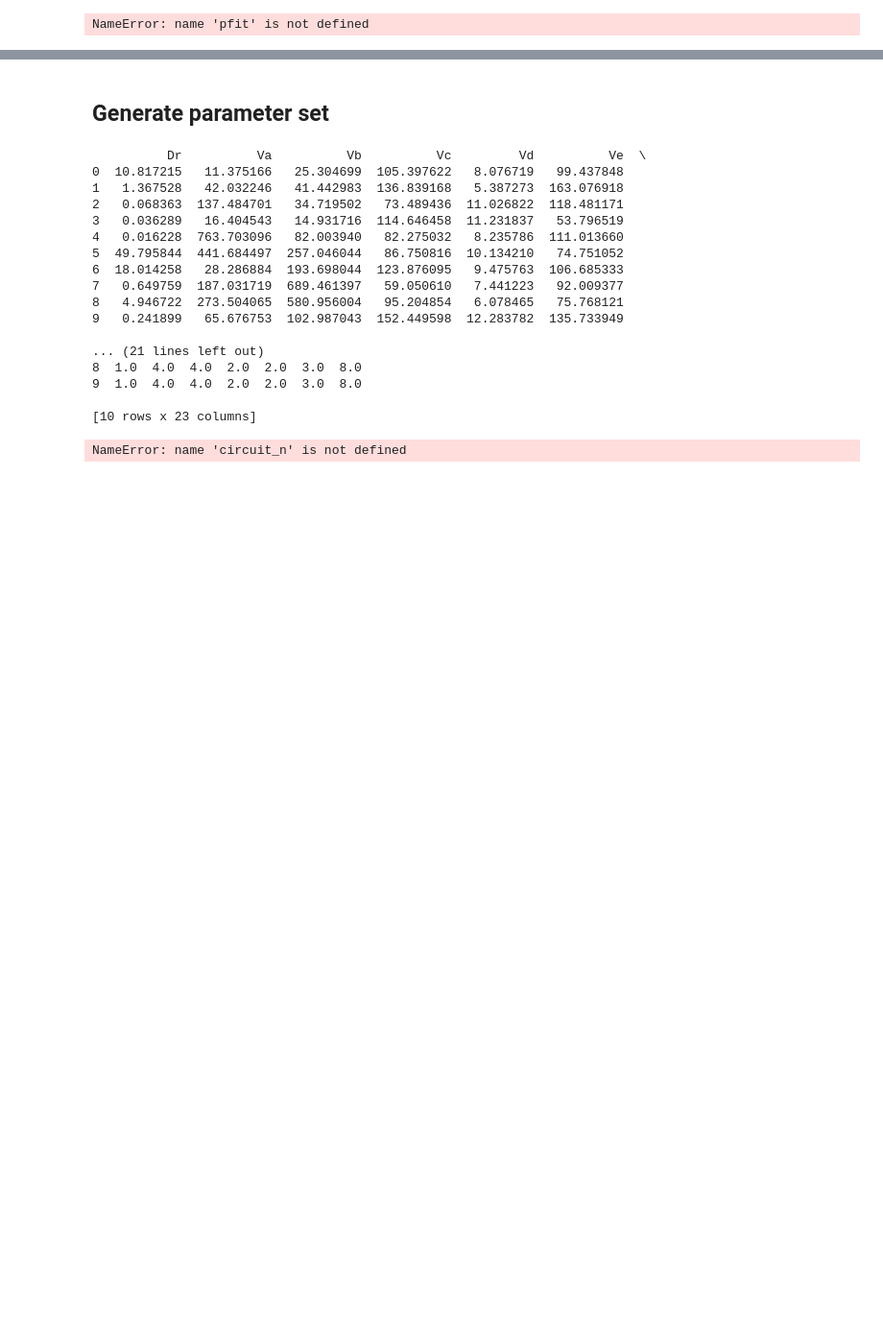
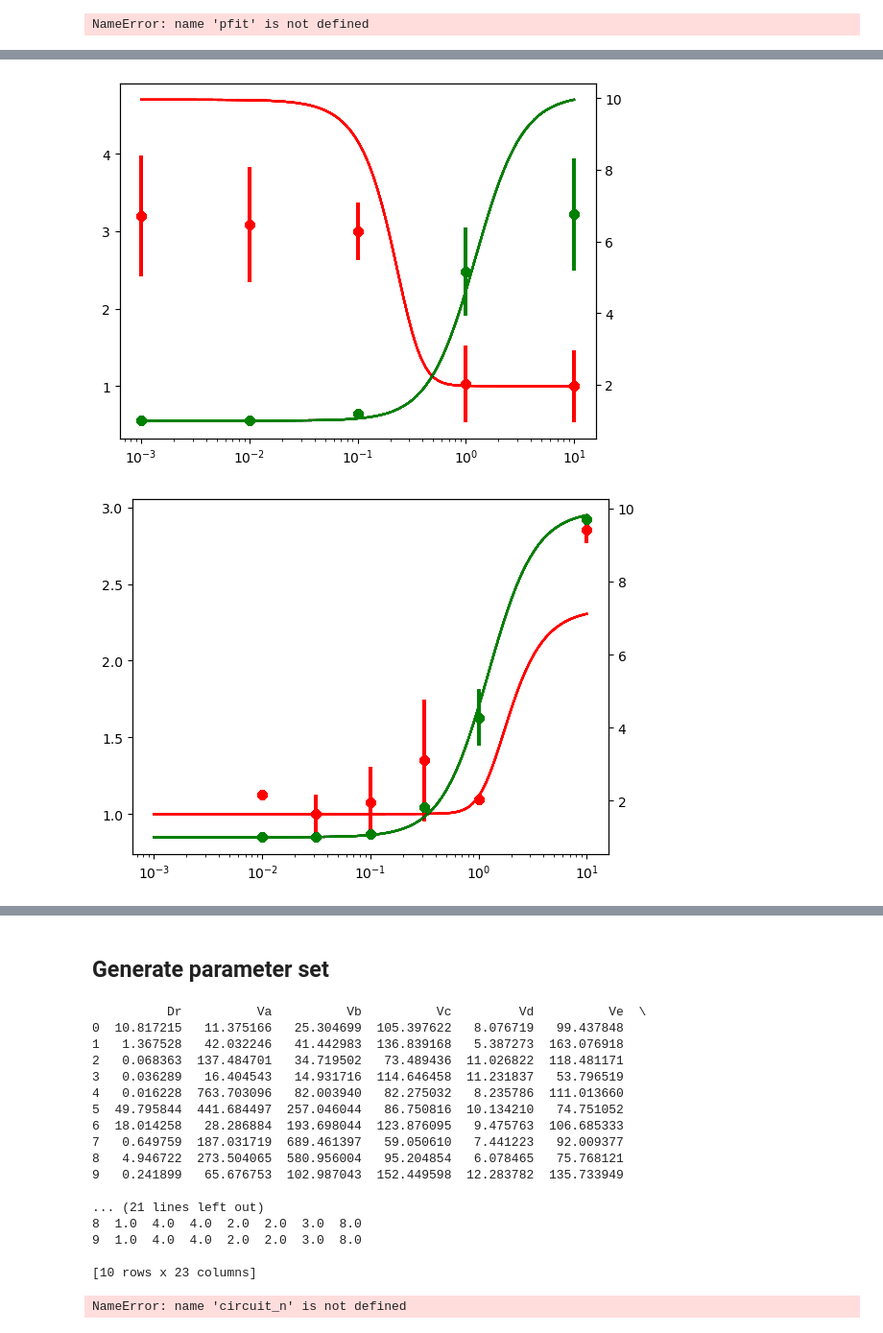
Before and after one commit to martinaoliver/modelling, a Jupyter notebook: 3954/paper/src/dose_response/fitToDf.ipynb, the cells around one changed output, grey strips where cells are left out. Shown at 96% size. Saved outputs shown, nothing was run; the diff lists cells and outputs as text; code cells hidden in the pictures; blank space fills up the shorter version.

```diff
--- a/3954/paper/src/dose_response/fitToDf.ipynb
+++ b/3954/paper/src/dose_response/fitToDf.ipynb
@@ -286,0 +357,44 @@ NameError: name 'pfit' is not defined
+# %%
+hesian = np.linalg.inv(pcov)
+sampled_parameters = np.random.multivariate_normal(popt, pcov, size=1000, check_valid='warn')#
+sampled_parameters
+
+
+
+fig,ax = plt.subplots()
+ax2=ax.twinx()
+OC14_continuous = np.logspace(-3,1,100)
+for p in sampled_parameters:
+    fluorescenceFit = steadystate(OC14data_new, *popt)
+    fluorescenceFit_continuous = steadystate(OC14data_continuous, *popt)
+    gfpFit1 = fluorescenceFit[:5]; rfpFit1 = fluorescenceFit[5:10]; gfpFit3 = fluorescenceFit[10:16]; rfpFit3 = fluorescenceFit[16:22]
+    gfpFit1_continuous = fluorescenceFit_continuous[:100]; rfpFit1_continuous = fluorescenceFit_continuous[100:200]; gfpFit3_continuous = fluorescenceFit_continuous[200:300]; rfpFit3_continuous = fluorescenceFit_continuous[300:400]
+#     steadystate(OC14_continuous, *p)
+    ax2.plot(OC14_continuous, gfpFit1_continuous, c='green', alpha=0.08)
+    ax.plot(OC14_continuous, rfpFit1_continuous, c='red', alpha=0.08)
+    ax2.scatter(OC14_list1,gfpExp_list1 , label='data', c='green')
+    ax2.errorbar(OC14_list1,gfpExp_list1,yerr=semGreen1,c='green',fmt='o')
+    ax.scatter(OC14_list1,rfpExp_list1 , label='data', c='red')
+    ax.errorbar(OC14_list1,rfpExp_list1,yerr=semRed1,c='red',fmt='o')
+    plt.xscale('log')
+plt.show()
+
+fig,ax = plt.subplots()
+ax2=ax.twinx()
+for p in sampled_parameters:
+    fluorescenceFit = steadystate(OC14data_new, *popt)
+    fluorescenceFit_continuous = steadystate(OC14data_continuous, *popt)
+    gfpFit1 = fluorescenceFit[:5]; rfpFit1 = fluorescenceFit[5:10]; gfpFit3 = fluorescenceFit[10:16]; rfpFit3 = fluorescenceFit[16:22]
+    gfpFit1_continuous = fluorescenceFit_continuous[:100]; rfpFit1_continuous = fluorescenceFit_continuous[100:200]; gfpFit3_continuous = fluorescenceFit_continuous[200:300]; rfpFit3_continuous = fluorescenceFit_continuous[300:400]
+
+    ax2.plot(OC14_continuous, gfpFit3_continuous, c='green', alpha=0.08)
+    ax.plot(OC14_continuous, rfpFit3_continuous, c='red', alpha=0.08)
+    ax2.scatter(OC14_list3,gfpExp_list3 , label='data', c='green')
+    ax2.errorbar(OC14_list3,gfpExp_list3,yerr=semGreen3,c='green',fmt='o')
+    ax.scatter(OC14_list3,rfpExp_list3 , label='data', c='red')
+    ax.errorbar(OC14_list3,rfpExp_list3,yerr=semRed3,c='red',fmt='o')
+    plt.xscale('log')
+plt.show()
+# %% [output]
+[figure, added]
+[figure, added]
```
Also changed, not shown: parts of 12 cells of this notebook, 3 other files.
